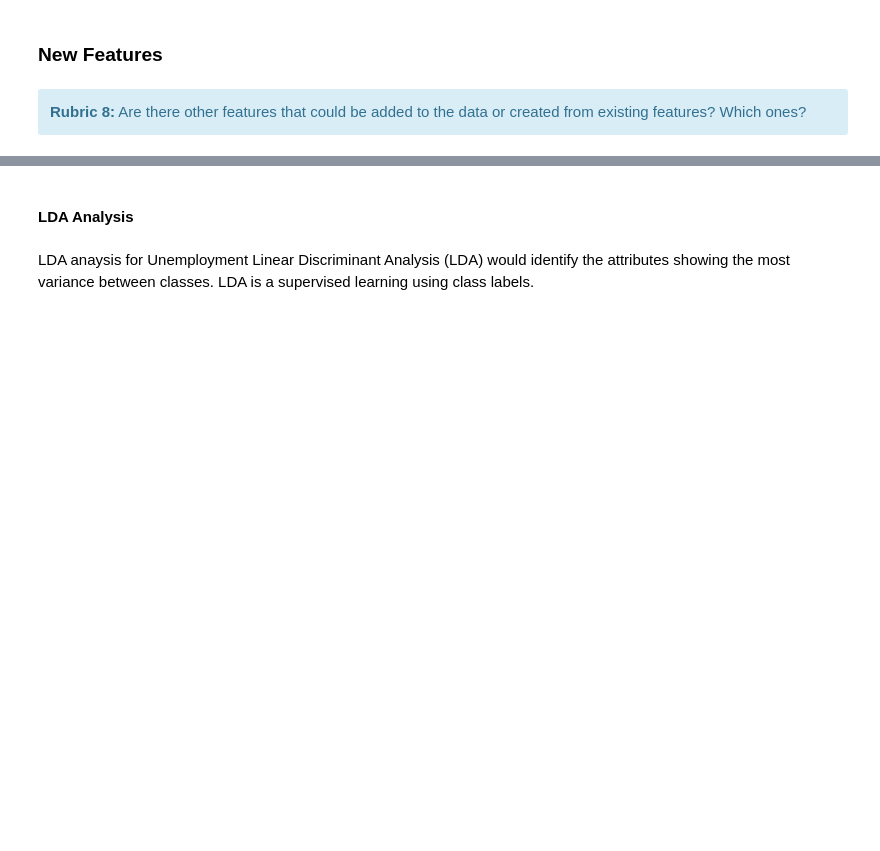
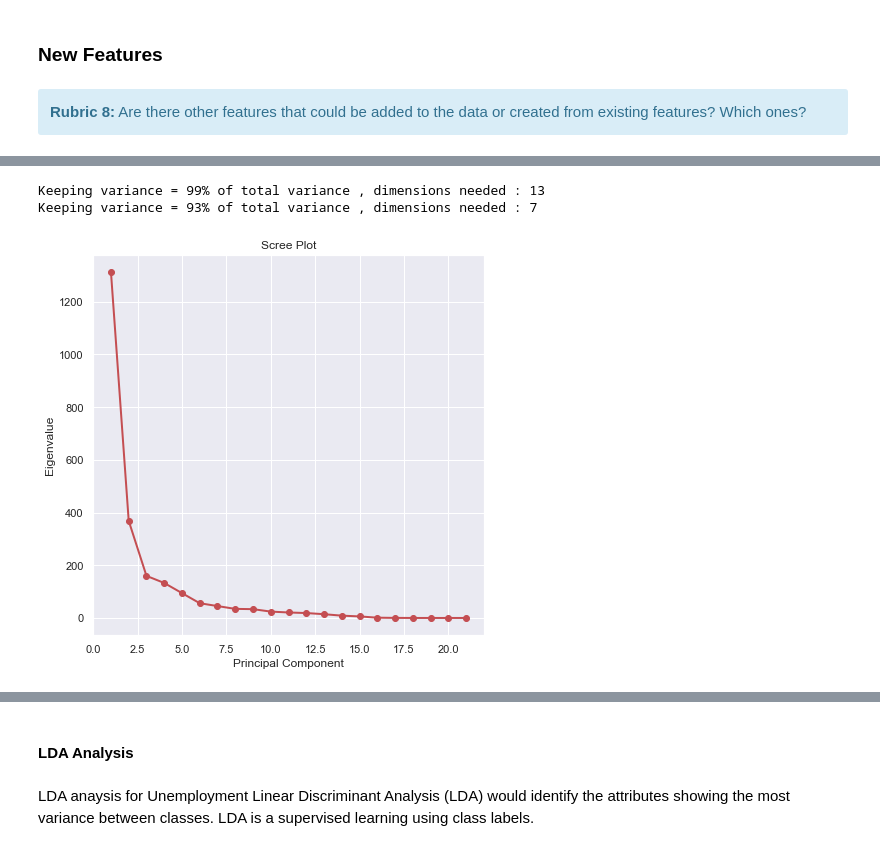
Before and after one commit to kmrollins/MSDS7331-Labs, a Jupyter notebook: MSDS7331-Lab1.ipynb, the cells around one changed output, grey strips where cells are left out. Saved outputs shown, nothing was run; the diff lists cells and outputs as text; code cells hidden in the pictures; blank space fills up the shorter version.

```diff
--- a/MSDS7331-Lab1.ipynb
+++ b/MSDS7331-Lab1.ipynb
@@ -655,0 +662,5 @@ As can be seen from the above scatterplots the Child poverty rate and the ethnic
+# %%
+df_17_cln['Men_perc'] = df_17_cln['Men'] / (df_17_cln['Men'] + df_17_cln['Women'])
+df_17_cln['Women_perc'] = df_17_cln['Women'] / (df_17_cln['Men'] + df_17_cln['Women'])
+df_17_cln['Employed_thousands'] = df_17_cln['Employed'] / 1000
+df_17_cln['Income_thousands'] = df_17_cln['Income'] / 1000
@@ -655,0 +713,14 @@ As can be seen from the above scatterplots the Child poverty rate and the ethnic
+# %%
+from sklearn.decomposition import PCA
+
+X = cluster_plot_df
+#y = iris.target
+#target_names = iris.target_names
+
+pca = PCA(n_components=21)
+pca.fit(X) # fit data and then transform it
+X_pca = pca.transform(X)
+
+# print the components
+
+print ('pca:', pca.components_)
@@ -655,0 +767,37 @@ As can be seen from the above scatterplots the Child poverty rate and the ethnic
+# %%
+k = 0
+total_variance = pca.explained_variance_.sum()
+var_till_now = 0;
+
+while (var_till_now/total_variance) < 0.99 :
+    var_till_now += pca.explained_variance_[k]
+    k = k + 1
+
+print("Keeping variance = 99% of total variance , dimensions needed :",k)
+
+k = 0;
+var_till_now = 0;
+
+while (var_till_now/total_variance) < 0.93 :
+    var_till_now += pca.explained_variance_[k]
+    k = k + 1
+
+print("Keeping variance = 93% of total variance , dimensions needed :",k)
+# %% [output]
+Keeping variance = 99% of total variance , dimensions needed : 13
+Keeping variance = 93% of total variance , dimensions needed : 7
+# %%
+#Draw a scree plot
+#Reference: https://stats.stackexchange.com/questions/12819/how-to-draw-a-scree-plot-in-python
+fig = plt.figure(figsize=(7,7))
+var = pca.explained_variance_
+num = [i+1 for i in range(len(var))]
+
+plt.plot(num, var, 'ro-', linewidth=2)
+plt.title('Scree Plot')
+plt.xlabel('Principal Component')
+plt.ylabel('Eigenvalue')
+
+plt.show()
+# %% [output]
+[figure, added]
```
Also changed, not shown: parts of 24 cells of this notebook.
